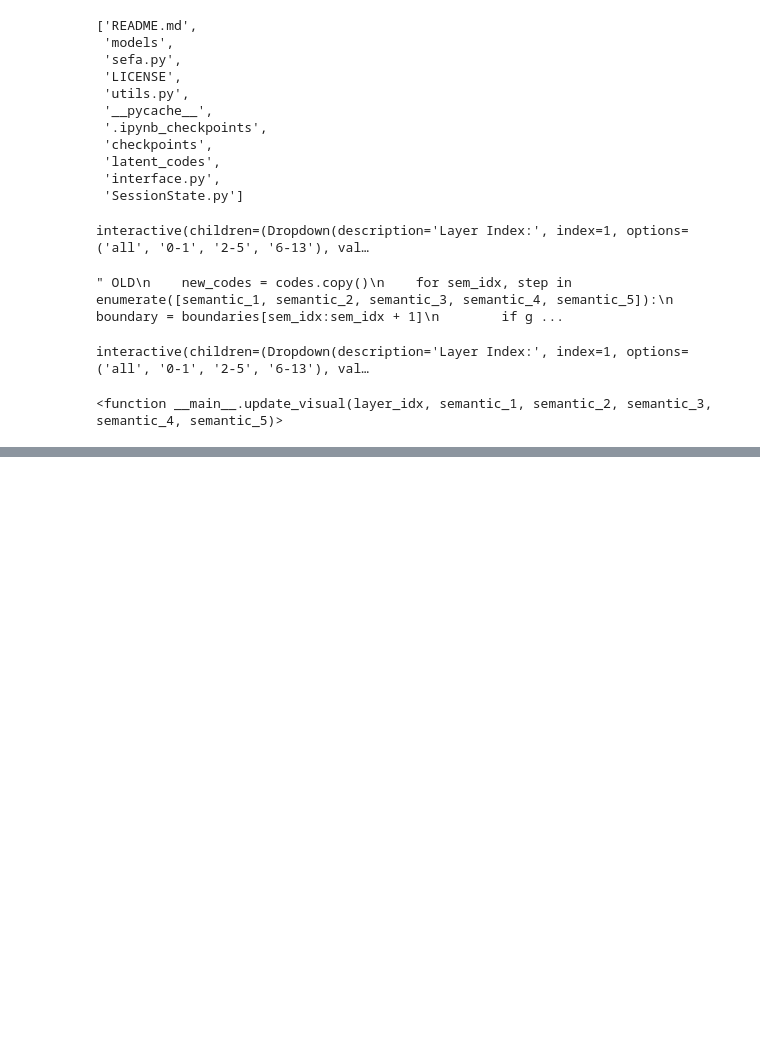
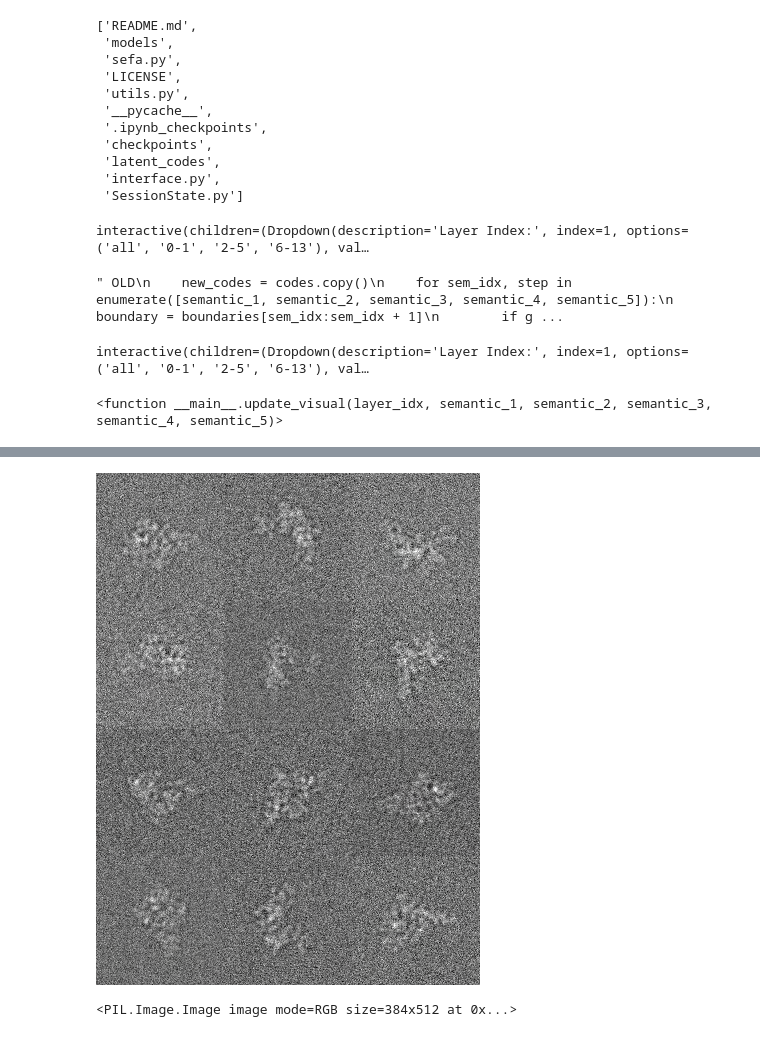
Before and after one commit to OdyLiagkas/Factorized_CryoEM_wgan, a Jupyter notebook: SWAGAN_SeFa.ipynb, the cells around one changed output, grey strips where cells are left out. Drawn from its saved outputs; the diff is of its cells as text; code cells hidden in the pictures; blank space fills up the shorter version.

```diff
--- a/SWAGAN_SeFa.ipynb
+++ b/SWAGAN_SeFa.ipynb
@@ -679,0 +710,36 @@ interactive(children=(Dropdown(description='Layer Index:', index=1, options=('al
+# %%
+#@title { display-mode: "form", run: "auto" }
+
+layer_idx = 'all' #@param ['all', '0-1', '2-5', '6-13']
+semantic_1 = -3 #@param {type:"slider", min:-3.0, max:3.0, step:0.1}
+semantic_2 = -3 #@param {type:"slider", min:-3.0, max:3.0, step:0.1}
+semantic_3 = 0 #@param {type:"slider", min:-3.0, max:3.0, step:0.1}
+semantic_4 = 0 #@param {type:"slider", min:-3.0, max:3.0, step:0.1}
+semantic_5 = 0 #@param {type:"slider", min:-3.0, max:3.0, step:0.1}
+
+# Fast implementation to factorize the weight by SeFa.
+layers, boundaries, _ = factorize_weight_multilayer(g_ema, layer_idx)
+
+new_codes = codes[0].detach().cpu()#.copy()
+for sem_idx in range(5):
+  boundary = boundaries[sem_idx:sem_idx + 1]
+  step = eval(f'semantic_{sem_idx + 1}')
+  if gan_type == 'cryowgan':
+    new_codes += boundary * step
+    #new_codes += (boundary.reshape(1, 100, 1, 1) * step)  #CHANGED TO INCLUDE CRYOWGAN
+    final_codes = [new_codes]
+
+  elif gan_type =='pggan':
+    new_codes += boundary * step
+
+  elif gan_type in ['stylegan', 'stylegan2']:
+    new_codes[:, layers, :] += boundary * step
+# ADDED THIS!!!!!!!!
+device = next(g_ema.parameters()).device  # Get the device of g_ema (which is cuda:0)
+final_codes = [code.to(device) for code in final_codes]  # Move all codes to the same device
+
+new_images = synthesize(g_ema, gan_type, final_codes)
+print(imshow(new_images, col=3))
+# %% [output]
+[figure, added]
+<PIL.Image.Image image mode=RGB size=384x512 at 0x...>
```
Also changed, not shown: parts of 14 cells of this notebook.
